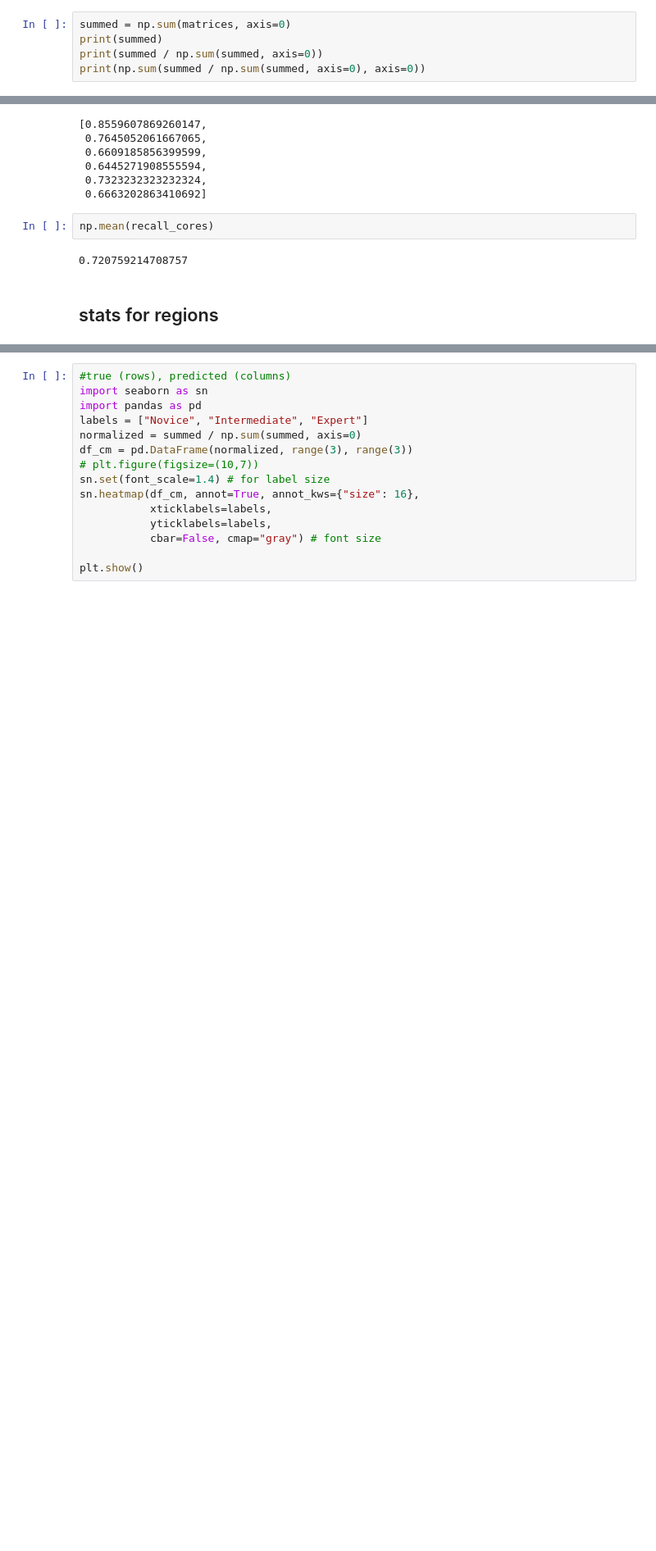
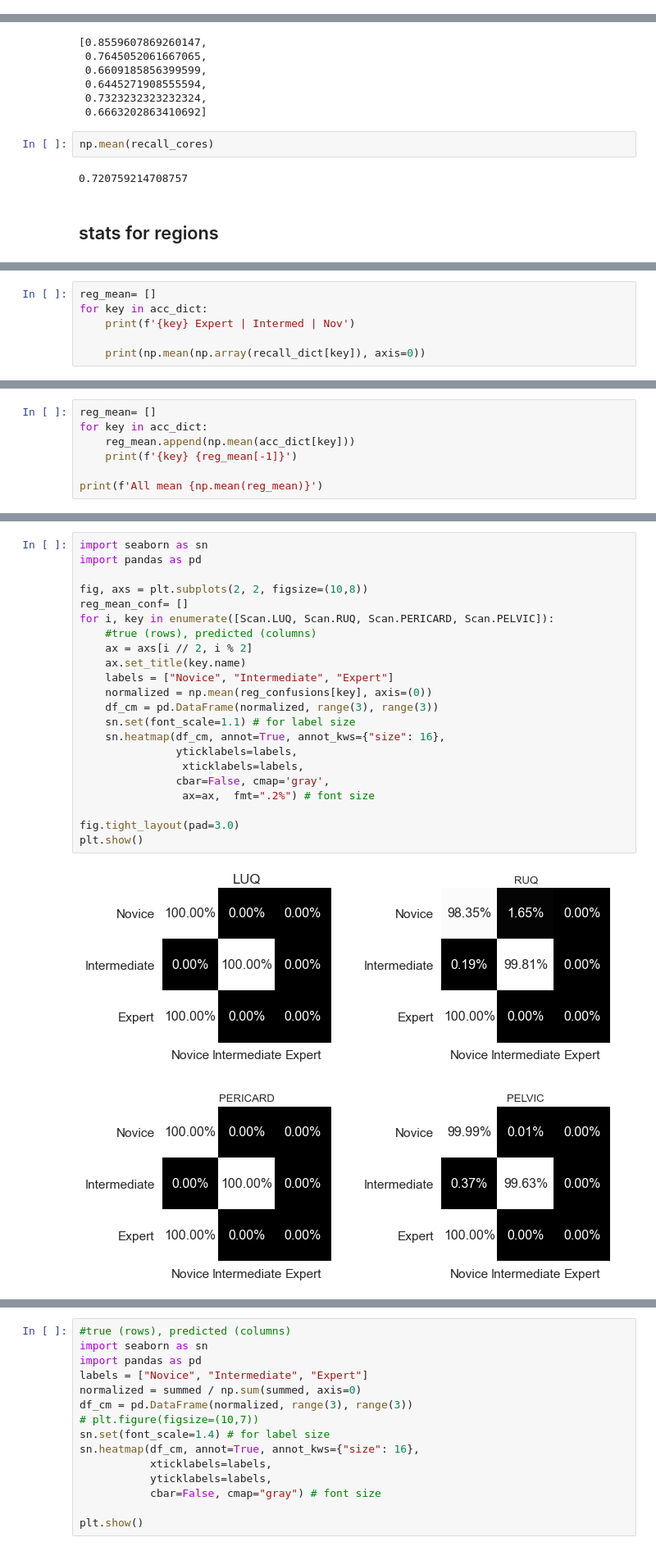
Before and after one commit to d0rnkernsky/COMP4906, a Jupyter notebook: model.ipynb, the cells around one changed output, grey strips where cells are left out. Shown at 82% size. Cells and saved outputs as stored; diff of their text form; blank space fills up the shorter version.

```diff
--- a/model.ipynb
+++ b/model.ipynb
@@ -525,5 +540,0 @@ support: [   99 10463 11548]
-# %%
-summed = np.sum(matrices, axis=0)
-print(summed)
-print(summed / np.sum(summed, axis=0))
-print(np.sum(summed / np.sum(summed, axis=0), axis=0))
@@ -634,0 +698,6 @@ support: [   99 10463 11548]
+# %%
+reg_mean= []
+for key in acc_dict:
+    print(f'{key} Expert | Intermed | Nov')
+
+    print(np.mean(np.array(recall_dict[key]), axis=0))
@@ -634,0 +713,7 @@ support: [   99 10463 11548]
+# %%
+reg_mean= []
+for key in acc_dict:
+    reg_mean.append(np.mean(acc_dict[key]))
+    print(f'{key} {reg_mean[-1]}')
+
+print(f'All mean {np.mean(reg_mean)}')
@@ -634,0 +726,24 @@ support: [   99 10463 11548]
+# %%
+import seaborn as sn
+import pandas as pd
+
+fig, axs = plt.subplots(2, 2, figsize=(10,8))
+reg_mean_conf= []
+for i, key in enumerate([Scan.LUQ, Scan.RUQ, Scan.PERICARD, Scan.PELVIC]):
+    #true (rows), predicted (columns)
+    ax = axs[i // 2, i % 2]
+    ax.set_title(key.name)
+    labels = ["Novice", "Intermediate", "Expert"]
+    normalized = np.mean(reg_confusions[key], axis=(0))
+    df_cm = pd.DataFrame(normalized, range(3), range(3))
+    sn.set(font_scale=1.1) # for label size
+    sn.heatmap(df_cm, annot=True, annot_kws={"size": 16},
+               yticklabels=labels,
+                xticklabels=labels,
+               cbar=False, cmap='gray',
+                ax=ax,  fmt=".2%") # font size
+
+fig.tight_layout(pad=3.0)
+plt.show()
+# %% [output]
+[figure, added]
```
Also changed, not shown: parts of 36 cells of this notebook, 3 other files.
